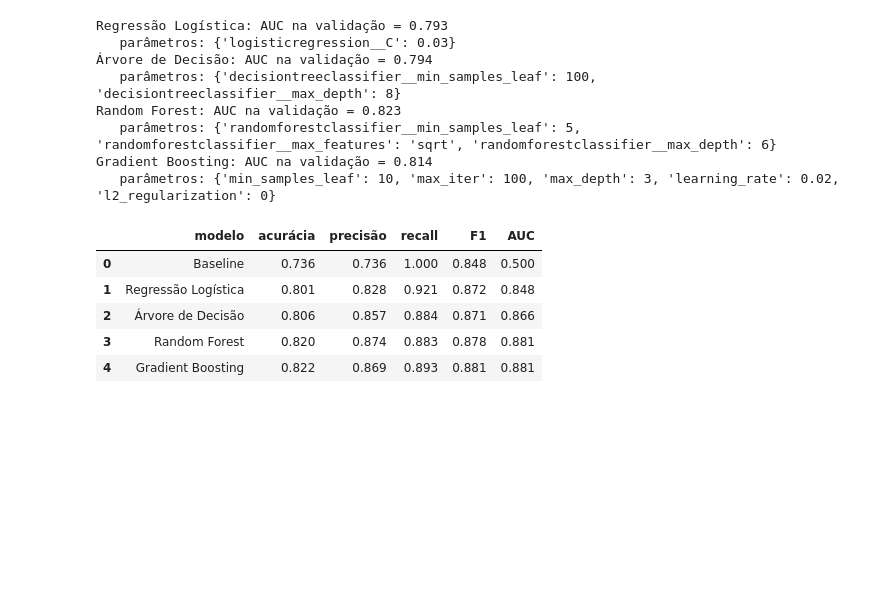
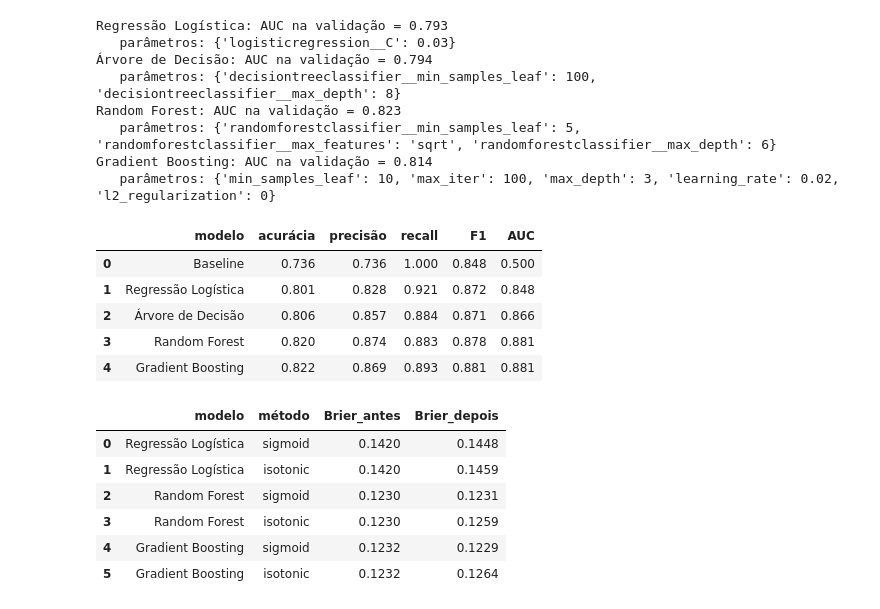
Before and after one commit to DaviPastro/IA-Preditiva, a Jupyter notebook: notebooks/05_calibração_modelos.ipynb, the cells around one changed output. Saved outputs shown, nothing was run; the diff lists cells and outputs as text; code cells hidden in the pictures; blank space fills up the shorter version.

```diff
--- a/notebooks/05_calibração_modelos.ipynb
+++ b/notebooks/05_calibração_modelos.ipynb
@@ -100,0 +117,26 @@ final.round(3)
+# %%
+
+# Divide o desenvolvimento: 75% para treinar, 25% (mais recentes) para calibrar
+c2 = int(len(X_dev) * 0.75)
+X_fit, X_cal = X_dev.iloc[:c2], X_dev.iloc[c2:]
+y_fit, y_cal = y_dev.iloc[:c2], y_dev.iloc[c2:]
+
+linhas = []
+for nome in ["Regressão Logística", "Random Forest", "Gradient Boosting"]:
+    modelo = clone(melhores[nome]).fit(X_fit, y_fit)
+    p_cru = modelo.predict_proba(X_test)[:, 1]
+    for metodo in ["sigmoid", "isotonic"]:
+        cal = CalibratedClassifierCV(FrozenEstimator(modelo), method=metodo).fit(X_cal, y_cal)
+        p_cal = cal.predict_proba(X_test)[:, 1]
+        linhas.append({"modelo": nome, "método": metodo,
+                       "Brier_antes": brier_score_loss(y_test, p_cru),
+                       "Brier_depois": brier_score_loss(y_test, p_cal)}) ## brier score é o erro médio entre a
+pd.DataFrame(linhas).round(4)                                               #probabilidade prevista e o que aconteceu: quanto menor, melhor.
+# %% [output]
+|  | modelo | método | Brier_antes | Brier_depois |
+| 0 | Regressão Logística | sigmoid | 0.1420 | 0.1448 |
+| 1 | Regressão Logística | isotonic | 0.1420 | 0.1459 |
+| 2 | Random Forest | sigmoid | 0.1230 | 0.1231 |
+| 3 | Random Forest | isotonic | 0.1230 | 0.1259 |
+| 4 | Gradient Boosting | sigmoid | 0.1232 | 0.1229 |
+| 5 | Gradient Boosting | isotonic | 0.1232 | 0.1264 |
```
Also changed, not shown: parts of 3 cells of this notebook, 1 other file.
